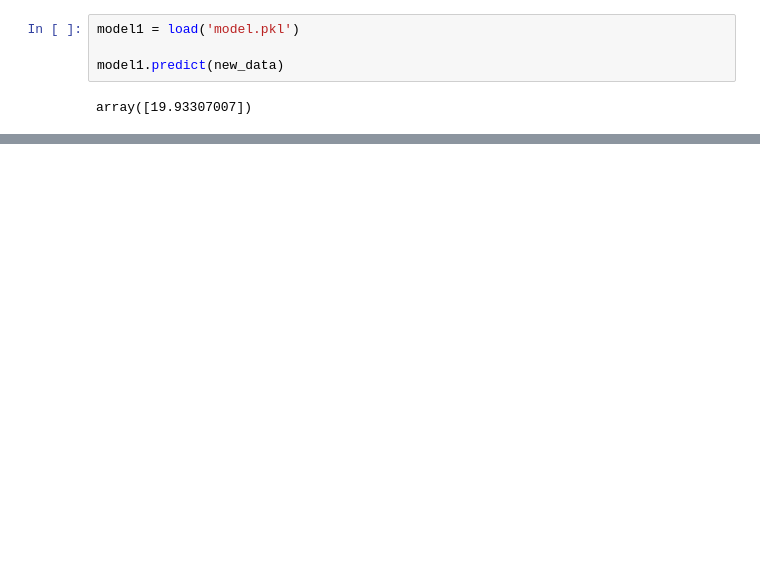
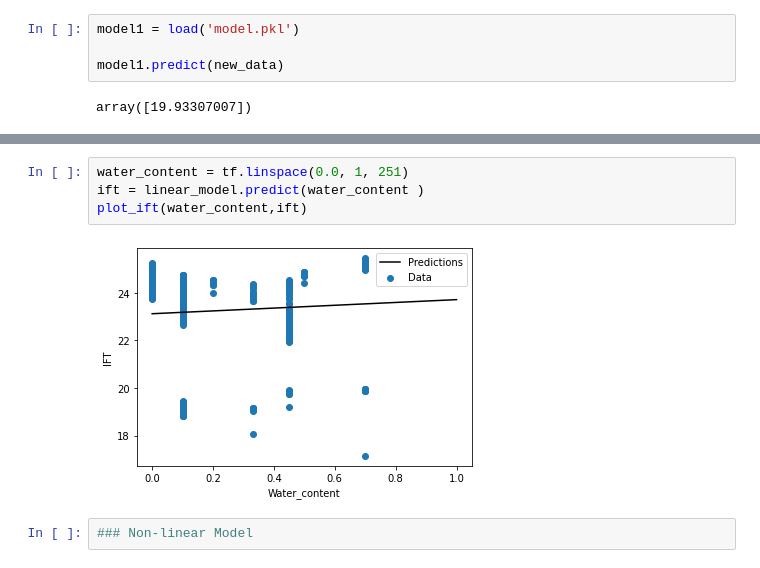
Before and after one commit to dataubc/Modeling_IFT_for_heavy_oil_emulsion, a Jupyter notebook: modeling_ift_python.ipynb, the cells around one changed output, grey strips where cells are left out. Drawn from its saved outputs; the diff is of its cells as text; blank space fills up the shorter version.

```diff
--- a/modeling_ift_python.ipynb
+++ b/modeling_ift_python.ipynb
@@ -158,0 +414,8 @@ l
+# %%
+water_content = tf.linspace(0.0, 1, 251)
+ift = linear_model.predict(water_content )
+plot_ift(water_content,ift)
+# %% [output]
+[figure, added]
+# %%
+### Non-linear Model
```
Also changed, not shown: parts of 72 cells of this notebook.
